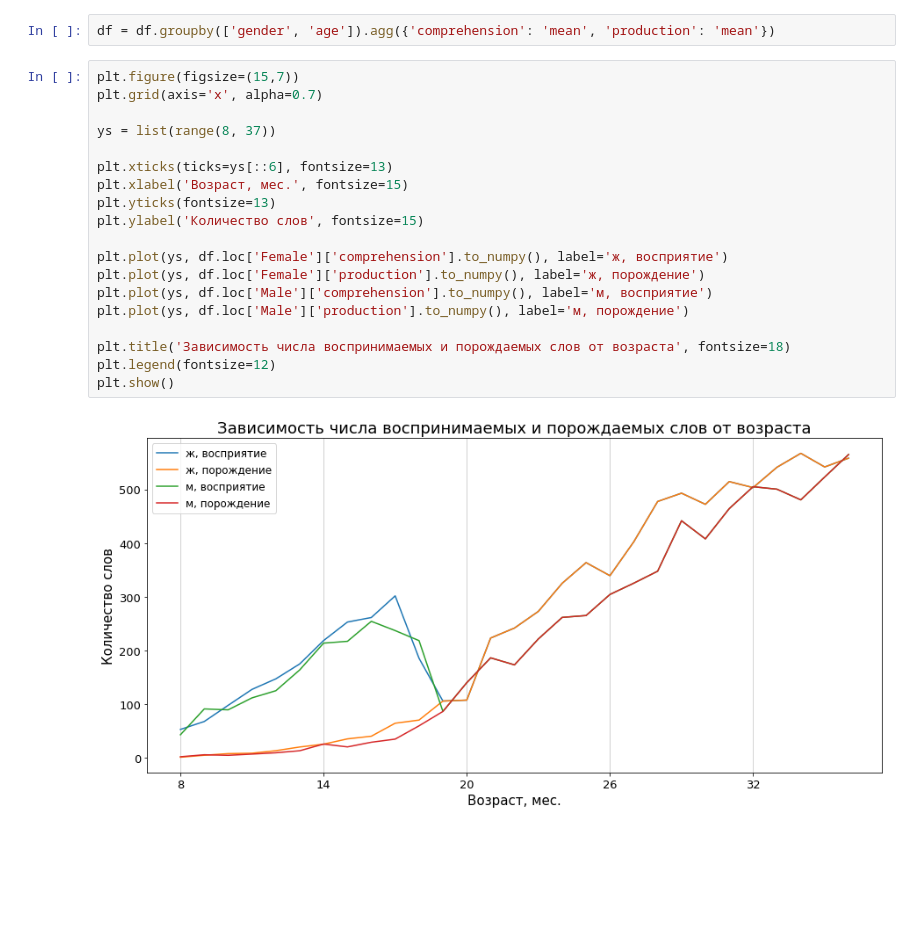
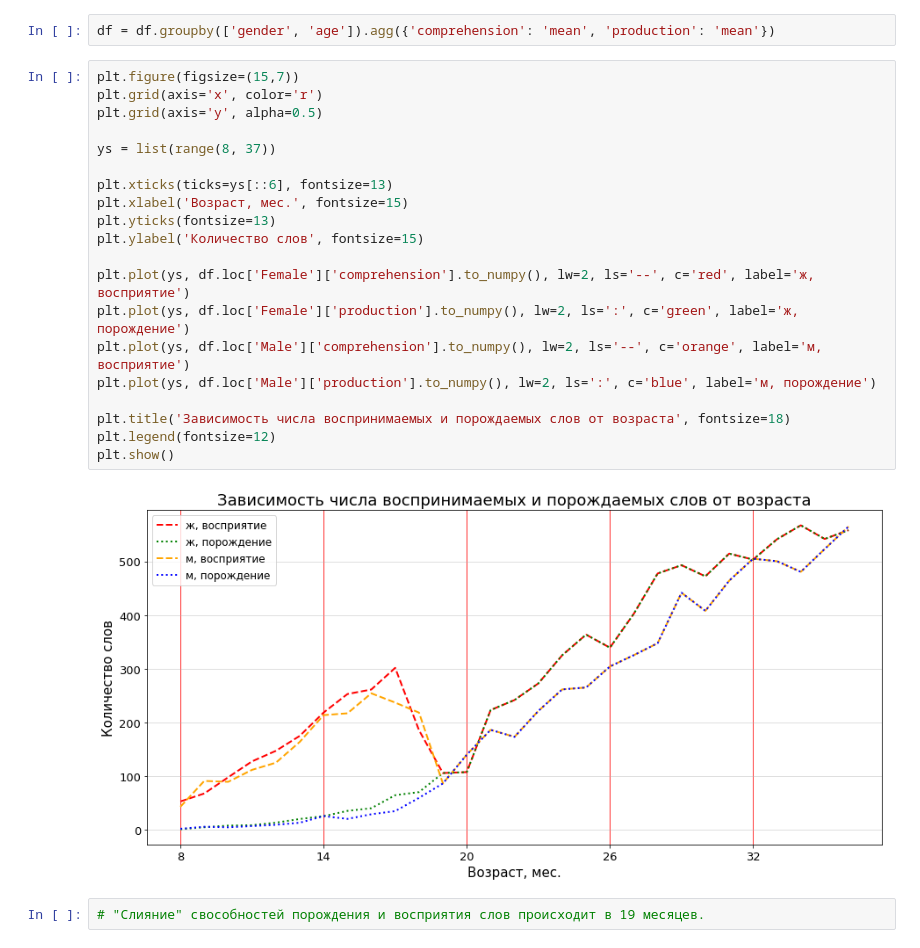
Before and after one commit to zatoulanypes/code, a Jupyter notebook: graph.ipynb, the cells around one changed output. Saved outputs shown, nothing was run; the diff lists cells and outputs as text; blank space fills up the shorter version.

```diff
--- a/graph.ipynb
+++ b/graph.ipynb
@@ -7,22 +7,25 @@ df = pd.read_csv('administration_data.csv')
 df = df.groupby(['gender', 'age']).agg({'comprehension': 'mean', 'production': 'mean'})
 # %%
 plt.figure(figsize=(15,7))
-plt.grid(axis='x', alpha=0.7)
+plt.grid(axis='x', color='r')
+plt.grid(axis='y', alpha=0.5)
 
 ys = list(range(8, 37))
 
 plt.xticks(ticks=ys[::6], fontsize=13)
 plt.xlabel('Возраст, мес.', fontsize=15)
 plt.yticks(fontsize=13)
 plt.ylabel('Количество слов', fontsize=15)
 
-plt.plot(ys, df.loc['Female']['comprehension'].to_numpy(), label='ж, восприятие')
-plt.plot(ys, df.loc['Female']['production'].to_numpy(), label='ж, порождение')
-plt.plot(ys, df.loc['Male']['comprehension'].to_numpy(), label='м, восприятие')
-plt.plot(ys, df.loc['Male']['production'].to_numpy(), label='м, порождение')
+plt.plot(ys, df.loc['Female']['comprehension'].to_numpy(), lw=2, ls='--', c='red', label='ж, восприятие')
+plt.plot(ys, df.loc['Female']['production'].to_numpy(), lw=2, ls=':', c='green', label='ж, порождение')
+plt.plot(ys, df.loc['Male']['comprehension'].to_numpy(), lw=2, ls='--', c='orange', label='м, восприятие')
+plt.plot(ys, df.loc['Male']['production'].to_numpy(), lw=2, ls=':', c='blue', label='м, порождение')
 
 plt.title('Зависимость числа воспринимаемых и порождаемых слов от возраста', fontsize=18)
 plt.legend(fontsize=12)
 plt.show()
 # %% [output]
-[figure, old version]
+[figure, new version]
+# %%
+# "Слияние" свособностей порождения и восприятия слов происходит в 19 месяцев.
```
